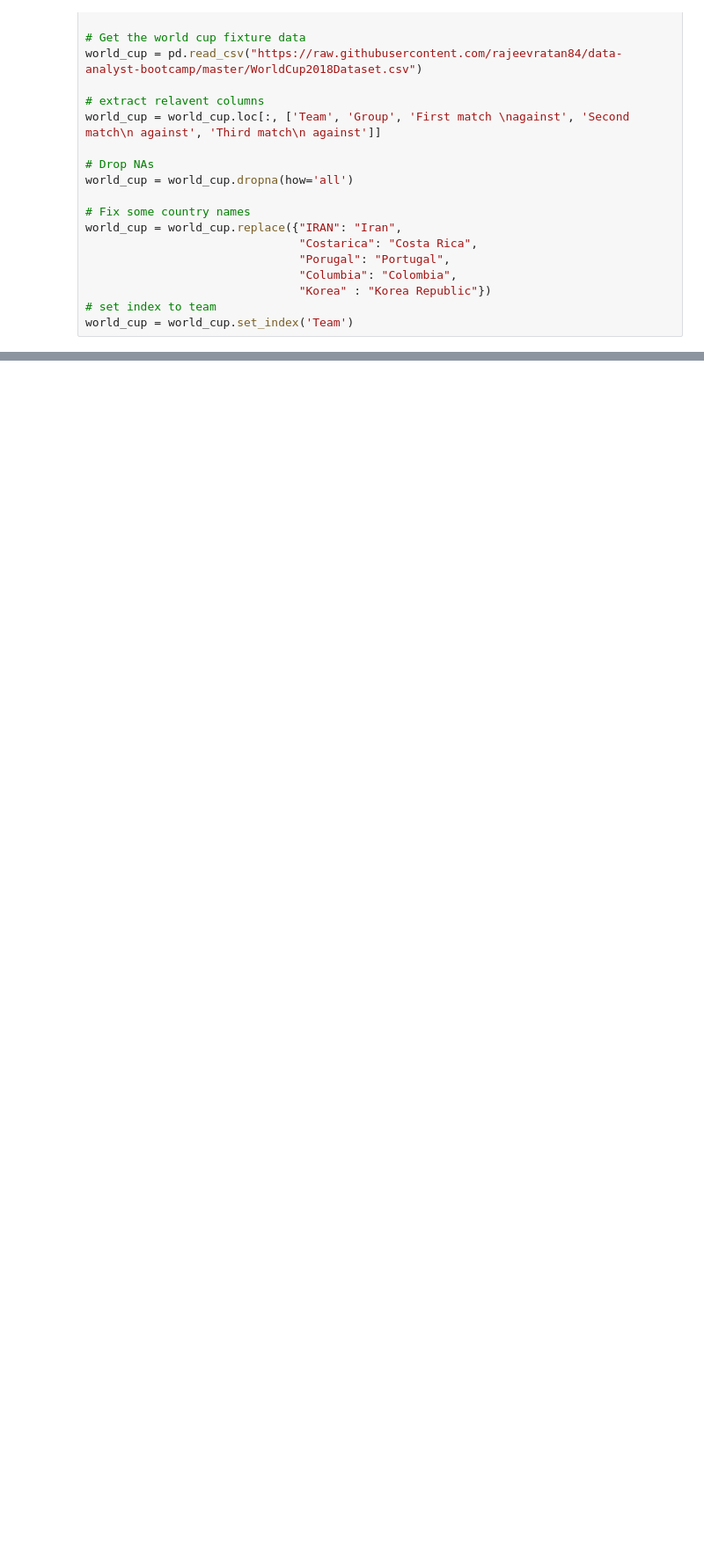
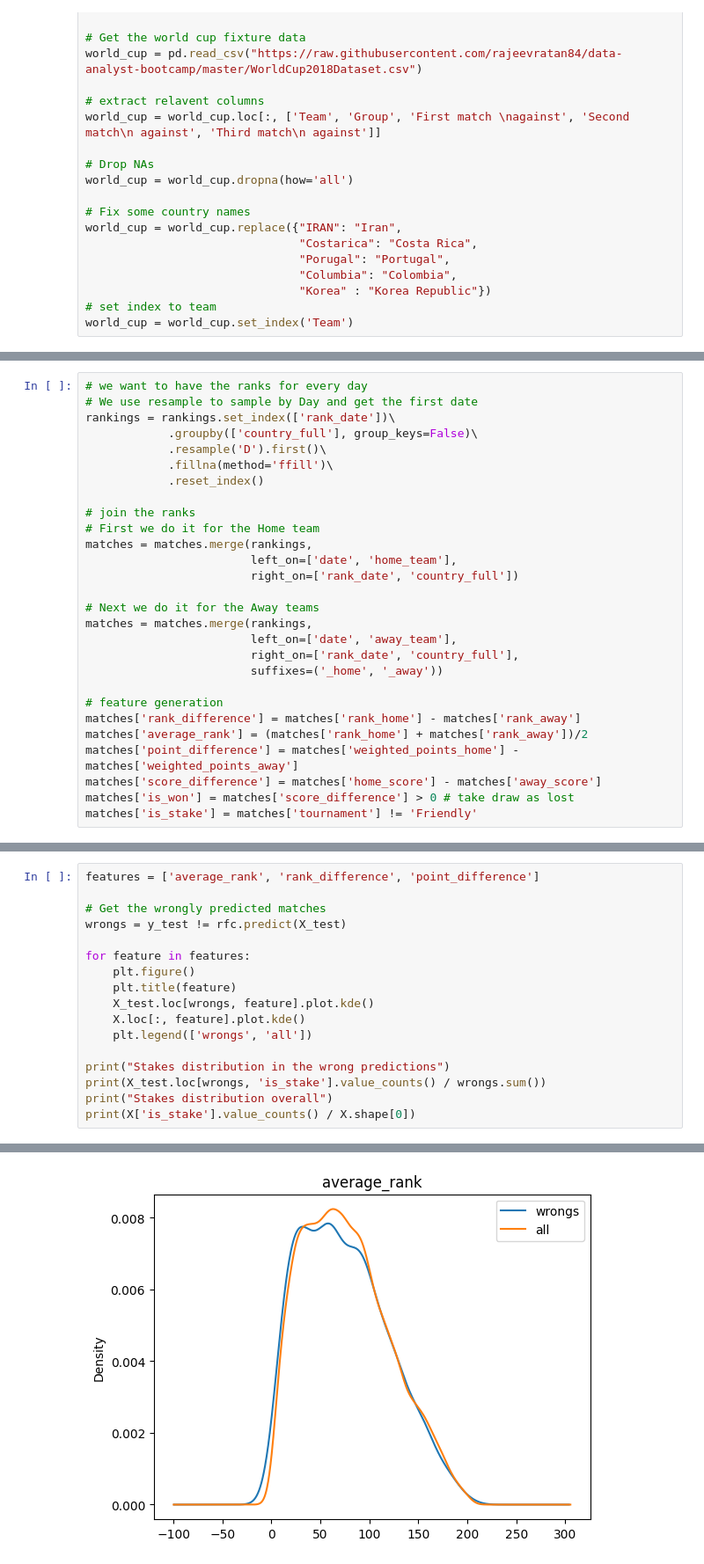
Before and after one commit to iamtlcs/STAT3011-Group5-Project2, a Jupyter notebook: Random_Forest.ipynb, the cells around one changed output, grey strips where cells are left out. Shown at 88% size. Cells and saved outputs as stored; diff of their text form; blank space fills up the shorter version.

```diff
--- a/Random_Forest.ipynb
+++ b/Random_Forest.ipynb
@@ -208,0 +52,28 @@ Final winner is Denmark
+# %%
+# we want to have the ranks for every day
+# We use resample to sample by Day and get the first date
+rankings = rankings.set_index(['rank_date'])\
+            .groupby(['country_full'], group_keys=False)\
+            .resample('D').first()\
+            .fillna(method='ffill')\
+            .reset_index()
+
+# join the ranks
+# First we do it for the Home team
+matches = matches.merge(rankings,
+                        left_on=['date', 'home_team'],
+                        right_on=['rank_date', 'country_full'])
+
+# Next we do it for the Away teams
+matches = matches.merge(rankings,
+                        left_on=['date', 'away_team'],
+                        right_on=['rank_date', 'country_full'],
+                        suffixes=('_home', '_away'))
+
+# feature generation
+matches['rank_difference'] = matches['rank_home'] - matches['rank_away']
+matches['average_rank'] = (matches['rank_home'] + matches['rank_away'])/2
+matches['point_difference'] = matches['weighted_points_home'] - matches['weighted_points_away']
+matches['score_difference'] = matches['home_score'] - matches['away_score']
+matches['is_won'] = matches['score_difference'] > 0 # take draw as lost
+matches['is_stake'] = matches['tournament'] != 'Friendly'
@@ -208,0 +139,18 @@ Final winner is Denmark
+# %%
+features = ['average_rank', 'rank_difference', 'point_difference']
+
+# Get the wrongly predicted matches
+wrongs = y_test != rfc.predict(X_test)
+
+for feature in features:
+    plt.figure()
+    plt.title(feature)
+    X_test.loc[wrongs, feature].plot.kde()
+    X.loc[:, feature].plot.kde()
+    plt.legend(['wrongs', 'all'])
+
+print("Stakes distribution in the wrong predictions")
+print(X_test.loc[wrongs, 'is_stake'].value_counts() / wrongs.sum())
+print("Stakes distribution overall")
+print(X['is_stake'].value_counts() / X.shape[0])
+# %% [output]
@@ -208,0 +165 @@ Final winner is Denmark
+[figure, added]
```
Also changed, not shown: parts of 20 cells of this notebook.
